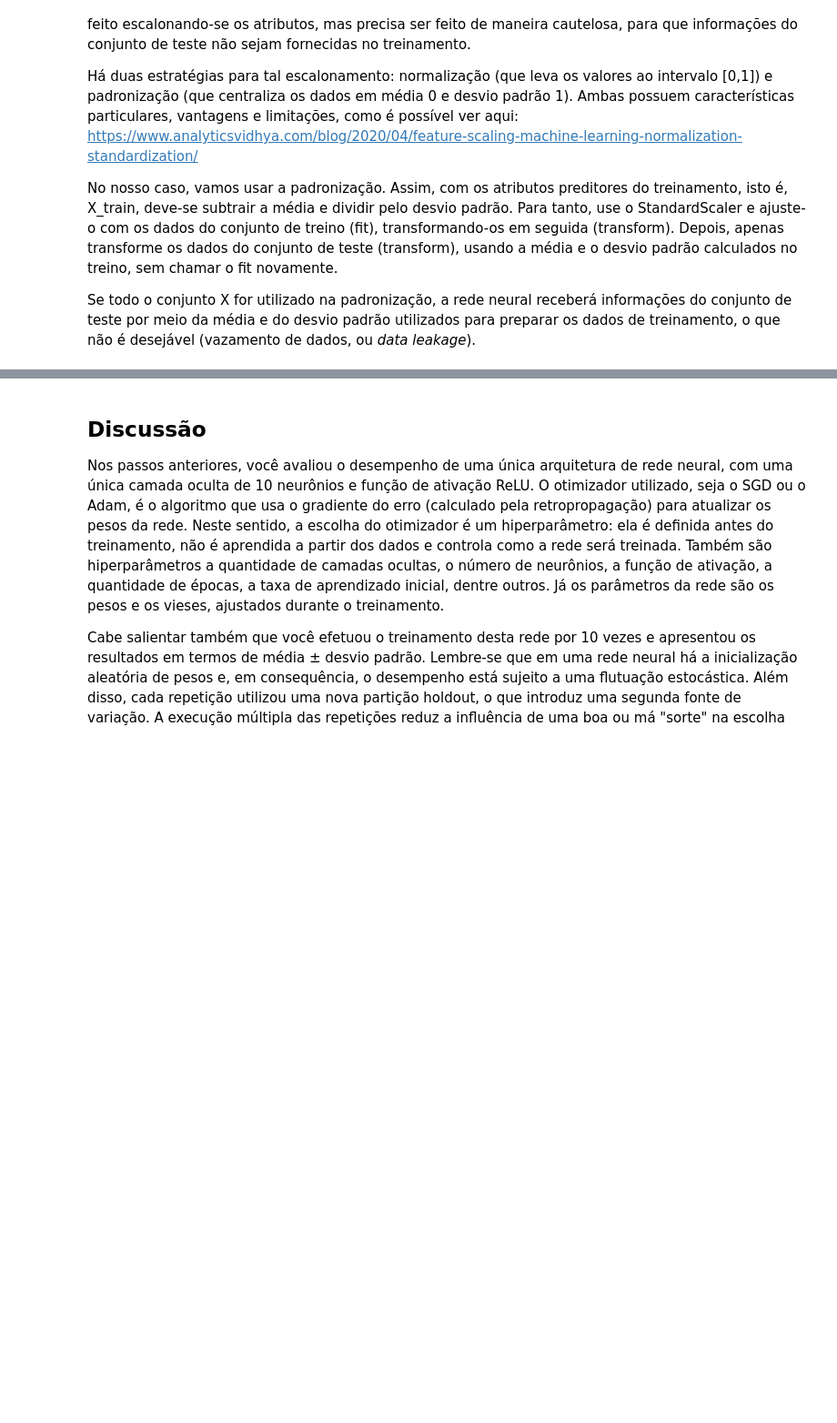
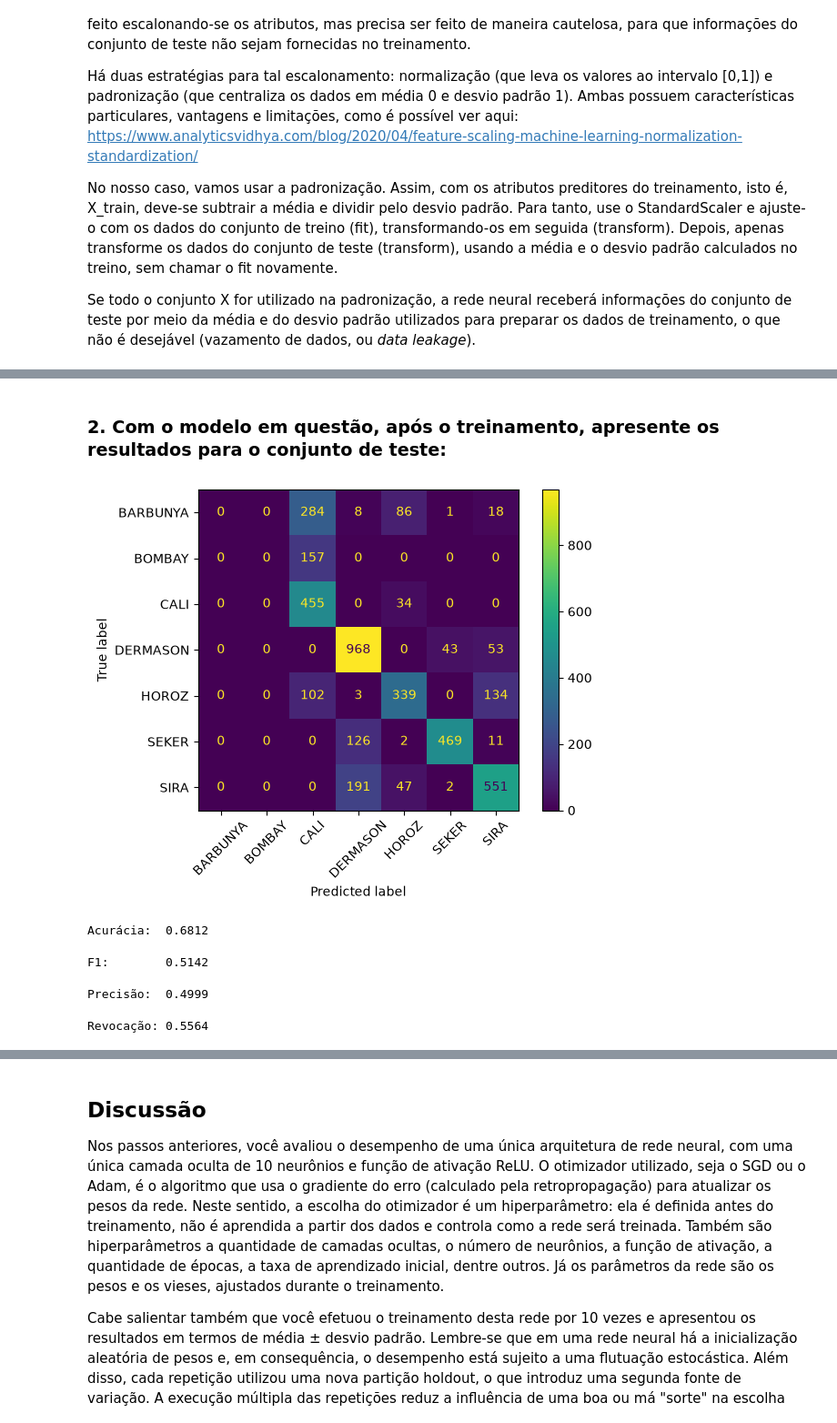
Before and after one commit to bernardo-gontijo/Projeto-Pratico-2.2, a Jupyter notebook: Notebooks/PP2.2.2 - Proposição e Avaliação de RNAs.ipynb, the cells around one changed output, grey strips where cells are left out. Shown at 91% size. Cells and saved outputs as stored; diff of their text form; code cells hidden in the pictures; blank space fills up the shorter version.

```diff
--- a/Notebooks/PP2.2.2 - Proposição e Avaliação de RNAs.ipynb
+++ b/Notebooks/PP2.2.2 - Proposição e Avaliação de RNAs.ipynb
@@ -107,0 +124,10 @@ X_test_staggered = scaler.transform(X_test)
+# %%
+mlp = MLPClassifier(
+    hidden_layer_sizes=(1),
+    activation="relu",
+    solver="adam",
+    max_iter=300,
+    verbose=True
+)
+# %%
+mlp.fit(X_train_staggered, y_train)
@@ -107,0 +153,31 @@ X_test_staggered = scaler.transform(X_test)
+# %% [markdown]
+### **2. Com o modelo em questão, após o treinamento, apresente os resultados para o conjunto de teste:**
+# %%
+y_pred = mlp.predict(X_test_staggered)
+# %%
+cm = confusion_matrix(y_test, y_pred, labels=mlp.classes_)
+ConfusionMatrixDisplay(cm, display_labels=mlp.classes_).plot(xticks_rotation=45)
+plt.tight_layout()
+plt.show()
+# %% [output]
+[figure, added]
+# %%
+acc = accuracy_score(y_test, y_pred)
+print(f"Acurácia:  {acc:.4f}")
+# %% [output]
+Acurácia:  0.6812
+# %%
+f1 = f1_score(y_test, y_pred, average="macro")
+print(f"F1:        {f1:.4f}")
+# %% [output]
+F1:        0.5142
+# %%
+prec = precision_score(y_test, y_pred, average="macro")
+print(f"Precisão:  {prec:.4f}")
+# %% [output]
+Precisão:  0.4999
+# %%
+rec = recall_score(y_test, y_pred, average="macro")
+print(f"Revocação: {rec:.4f}")
+# %% [output]
+Revocação: 0.5564
```
Also changed, not shown: parts of 4 cells of this notebook.
